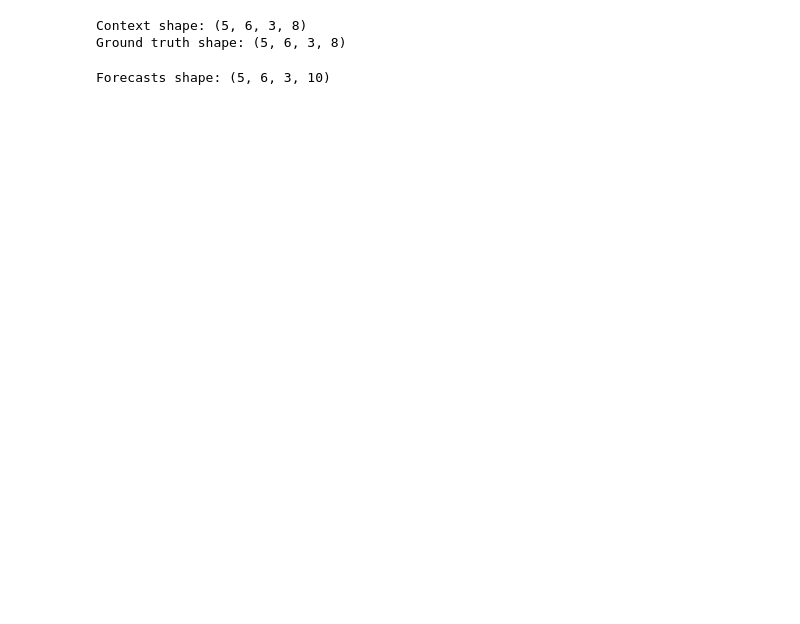
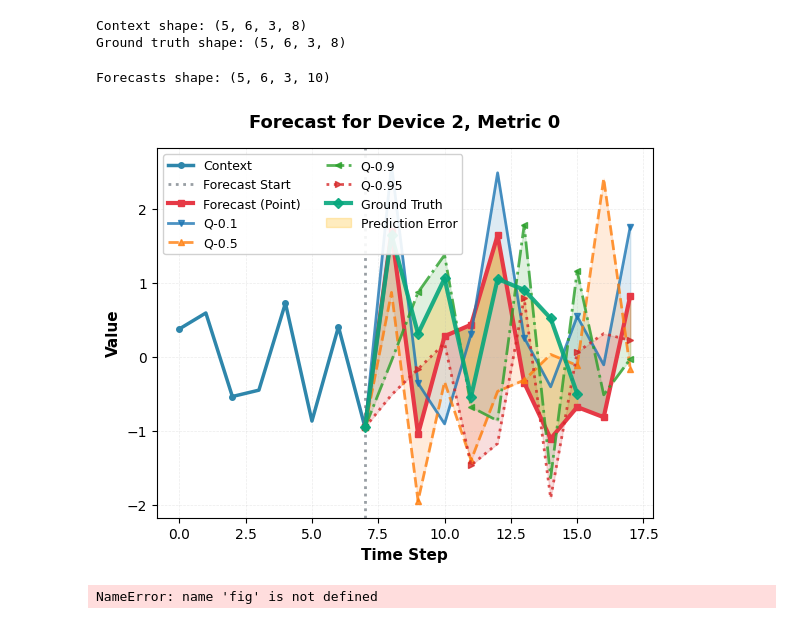
Before and after one commit to thiomajid/netbelief, a Jupyter notebook: notebooks/lstm_test.ipynb, the cells around one changed output. Cells and saved outputs as stored; diff of their text form; code cells hidden in the pictures; blank space fills up the shorter version.

```diff
--- a/notebooks/lstm_test.ipynb
+++ b/notebooks/lstm_test.ipynb
@@ -92,24 +92,23 @@ Forecasts shape: (5, 6, 3, 10)
 # %%
 batch, devices, metrics, _ = context.shape
 
 batch_id = random.randint(0, batch - 1)
 metric_id, device_id = random.randint(0, metrics - 1), random.randint(0, devices - 1)
 
 # Select specific batch, device, and metric for visualization
 t_context = context[batch_id, device_id, metric_id, :]
 t_forecast = forecasts.point_predictions[batch_id, device_id, metric_id, :]
 t_quantiles = forecasts.quantile_predictions[:, batch_id, device_id, metric_id, :]
 t_ground_truth = ground_truth[batch_id, device_id, metric_id, :]
 
 
-fig = go.Figure()
-
-plot_forecast(
+ax = plot_forecast(
     context=t_context,
     forecasts=t_forecast,
     quantile_forecasts=t_quantiles,
     quantiles=config.quantiles,
     ground_truth=t_ground_truth,
-    fig=fig,
     title=f"Forecast for Device {device_id}, Metric {metric_id}",
 )
+# %% [output]
+[figure, added]
@@ -119,3 +115,5 @@ fig.show()
 # %%
 # Optional: Save to PNG file if needed (for papers, reports, etc.)
 fig.write_image("forecast_plot.png", width=1400, height=800, scale=3)
+# %% [output]
+NameError: name 'fig' is not defined
```
Also changed, not shown: parts of 1 cell of this notebook, 3 other files.
